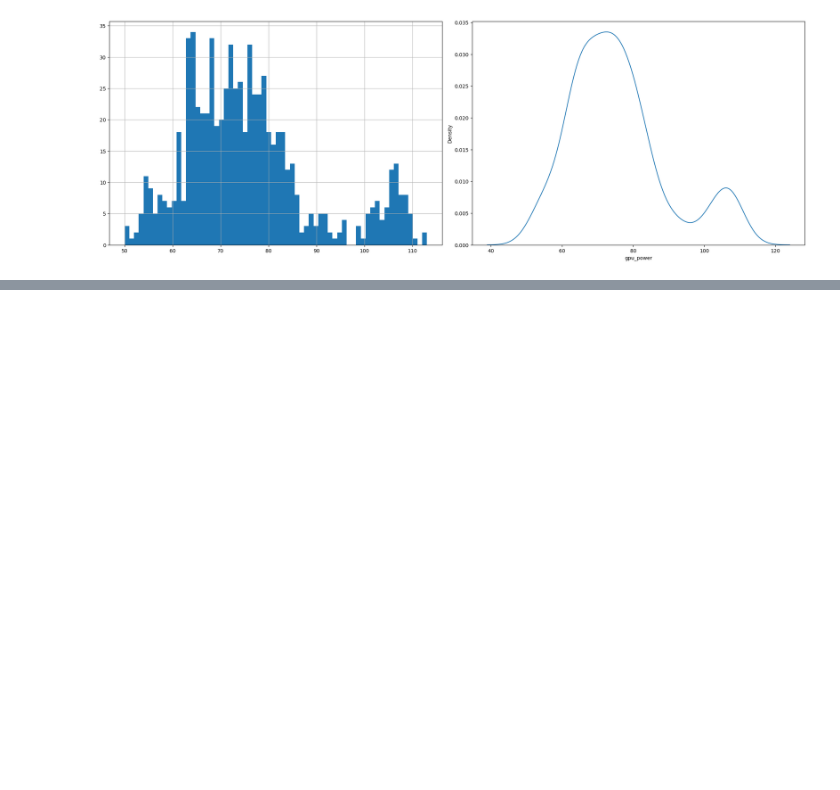
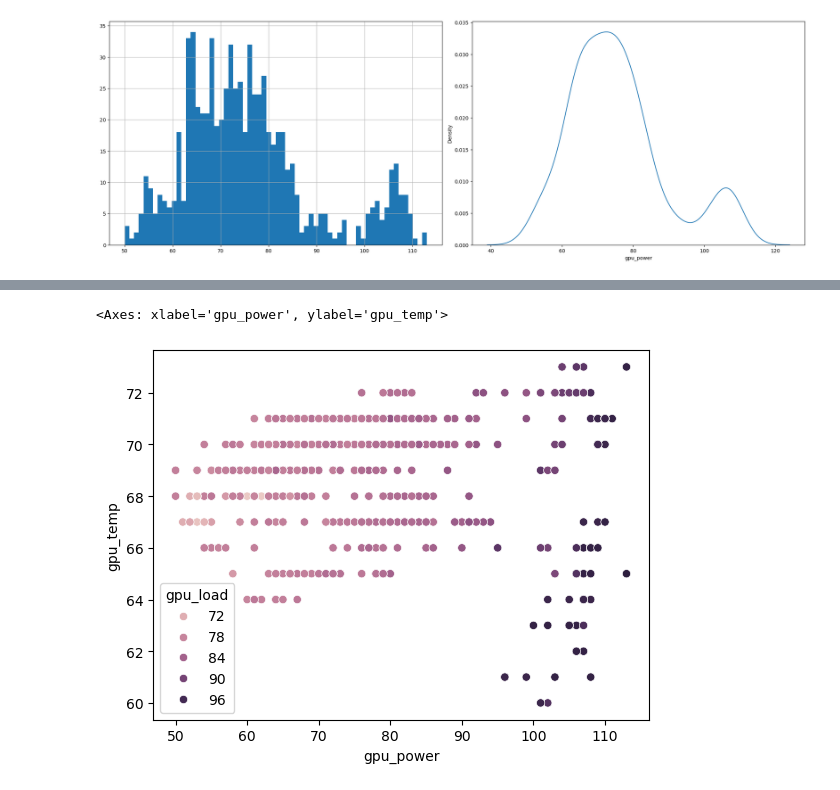
Before and after one commit to m-mhe/ml_practice, a Jupyter notebook: game_data_analysis/silent_hill_system_performance.ipynb, the cells around one changed output, grey strips where cells are left out. Drawn from its saved outputs; the diff is of its cells as text; code cells hidden in the pictures; blank space fills up the shorter version.

```diff
--- a/game_data_analysis/silent_hill_system_performance.ipynb
+++ b/game_data_analysis/silent_hill_system_performance.ipynb
@@ -138,0 +144,5 @@ plt.tight_layout()
+# %%
+sns.scatterplot(data=rawDF, x= "gpu_power", y="gpu_temp", hue="gpu_load")
+# %% [output]
+<Axes: xlabel='gpu_power', ylabel='gpu_temp'>
+[figure, added]
```
Also changed, not shown: parts of 4 cells of this notebook.
